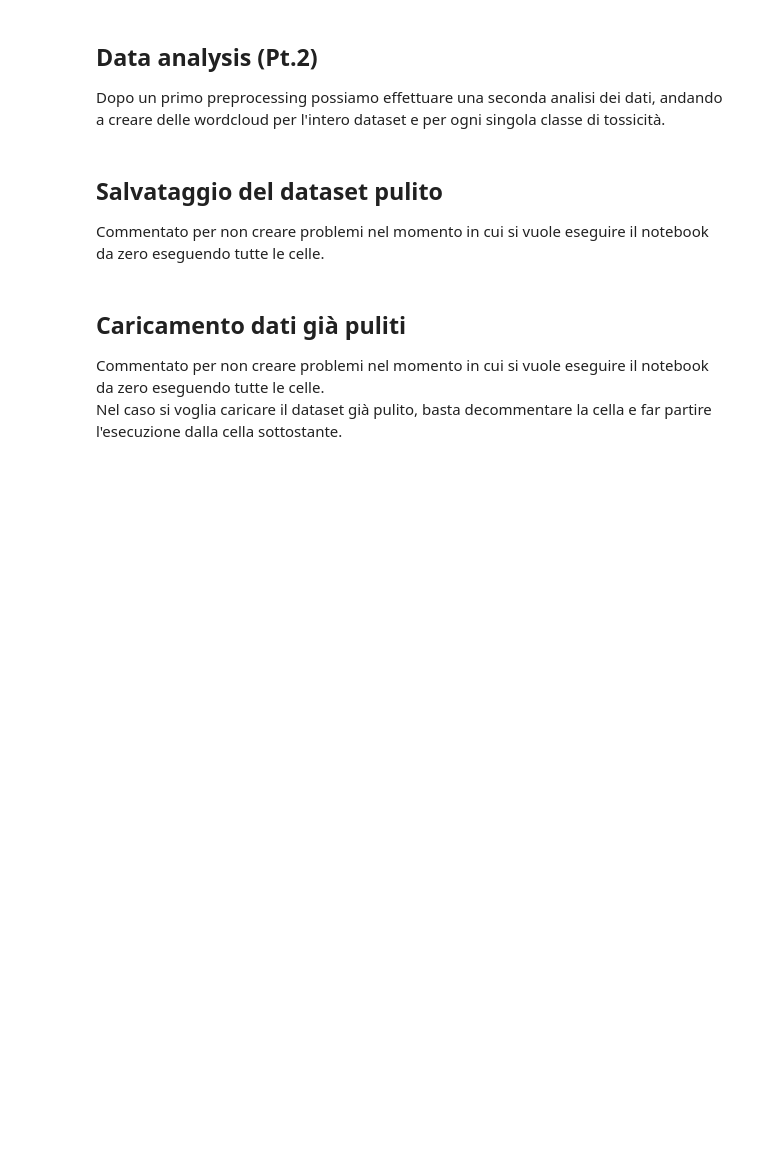
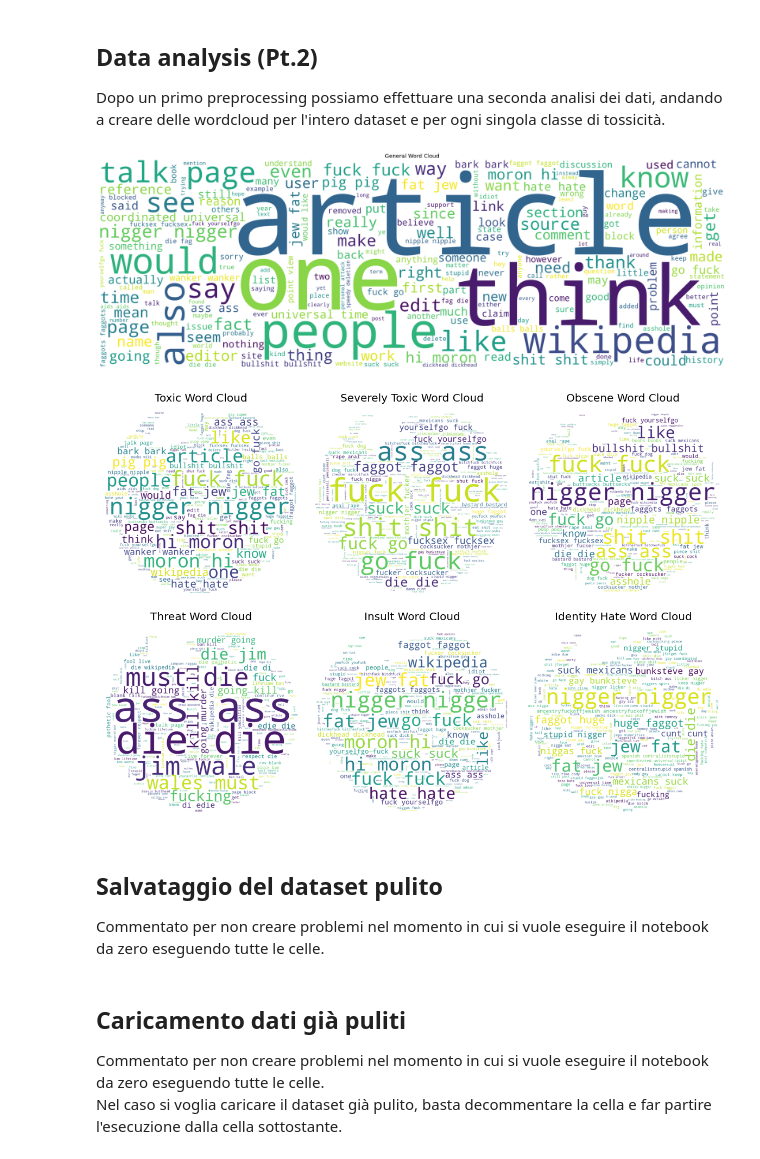
Before and after one commit to alessandraperniciano/DLA-sentiment-analysis-wikipedia-comments, a Jupyter notebook: BERT_multilabel.ipynb, the cells around one changed output. Saved outputs shown, nothing was run; the diff lists cells and outputs as text; code cells hidden in the pictures; blank space fills up the shorter version.

```diff
--- a/BERT_multilabel.ipynb
+++ b/BERT_multilabel.ipynb
@@ -73,13 +94,13 @@ train_df, val_df = train_test_split(train_data, test_size=0.05)
 train_toxic = train_df[train_df[labels].sum(axis=1) > 0]
 train_clean = train_df[train_df[labels].sum(axis=1) == 0]
 
-train_df = pd.concat([
+train_data = pd.concat([
   train_toxic,
   train_clean.sample(20000)
 ])
 # %%
 # delete from dataframe the rows with nan values
-test_data = test_data[~test_data['text_lem'].isna()]
-test_data['text_lem'].isna().sum()
-train_data = train_data[~train_data['text_lem'].isna()]
-train_data['text_lem'].isna().sum()
+if test_data['comment_text'].isna().sum() > 0:
+    test_data = test_data[~test_data['comment_text'].isna()]
+if train_data['comment_text'].isna().sum() > 0:
+    train_data = train_data[~train_data['comment_text'].isna()]
@@ -542,7 +564,7 @@ train_obscene = generate_wordcloud(train_data, 'obscene')
 train_threat = generate_wordcloud(train_data, 'threat')
 train_insult = generate_wordcloud(train_data, 'insult')
 train_id_hate = generate_wordcloud(train_data, 'identity_hate')
-train_general = WordCloud(stopwords=stop, background_color='white', height=1500, width=4500).generate(" ".join(train['text_clean']))
+train_general = WordCloud(stopwords=stop, background_color='white', height=1500, width=4500).generate(" ".join(train_data['text_clean']))
 
 fig, axes = plt.subplots(nrows=1, ncols=1, figsize=(45, 10), gridspec_kw = {'wspace':0.01, 'hspace':0.1})
 axes.imshow(train_general)
@@ -558,33 +580,36 @@ axes[0][0].axis('off')
 axes[0][0].set_title('Toxic Word Cloud')
 axes[0][0].set_aspect('equal')
 
 axes[0][1].imshow(train_sev_toxic)
 axes[0][1].axis('off')
 axes[0][1].set_title('Severely Toxic Word Cloud')
 axes[0][1].set_aspect('equal')
 
 axes[0][2].imshow(train_obscene)
 axes[0][2].axis('off')
 axes[0][2].set_title('Obscene Word Cloud')
 axes[0][2].set_aspect('equal')
 
 axes[1][0].imshow(train_threat)
 axes[1][0].axis('off')
 axes[1][0].set_title('Threat Word Cloud')
 axes[1][0].set_aspect('equal')
 
 axes[1][1].imshow(train_insult)
 axes[1][1].axis('off')
 axes[1][1].set_title('Insult Word Cloud')
 axes[1][1].set_aspect('equal')
 
 axes[1][2].imshow(train_id_hate)
 axes[1][2].axis('off')
 axes[1][2].set_title('Identity Hate Word Cloud')
 axes[1][2].set_aspect('equal')
 
 
 plt.show()
+# %% [output]
+[figure, added]
+[figure, added]
 # %% [markdown]
 ## Salvataggio del dataset pulito
 Commentato per non creare problemi nel momento in cui si vuole eseguire il notebook da zero eseguendo tutte le celle.
```
Also changed, not shown: parts of 20 cells of this notebook, 18 other files.
